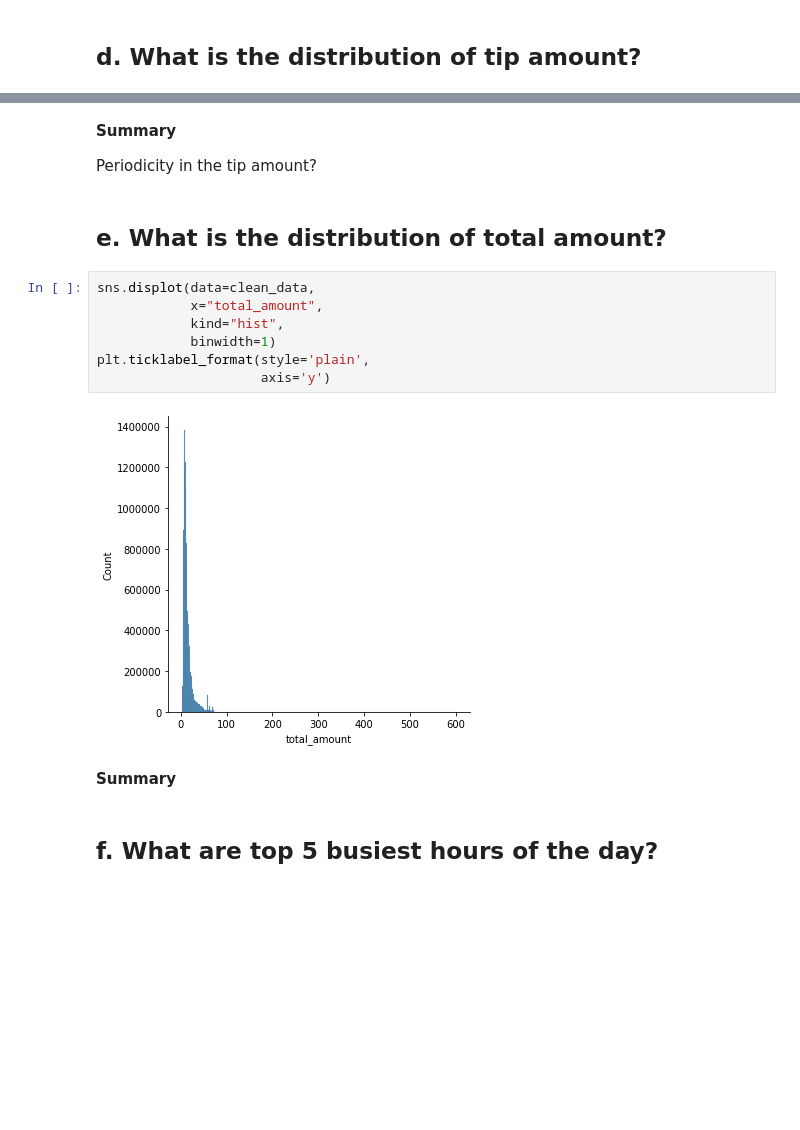
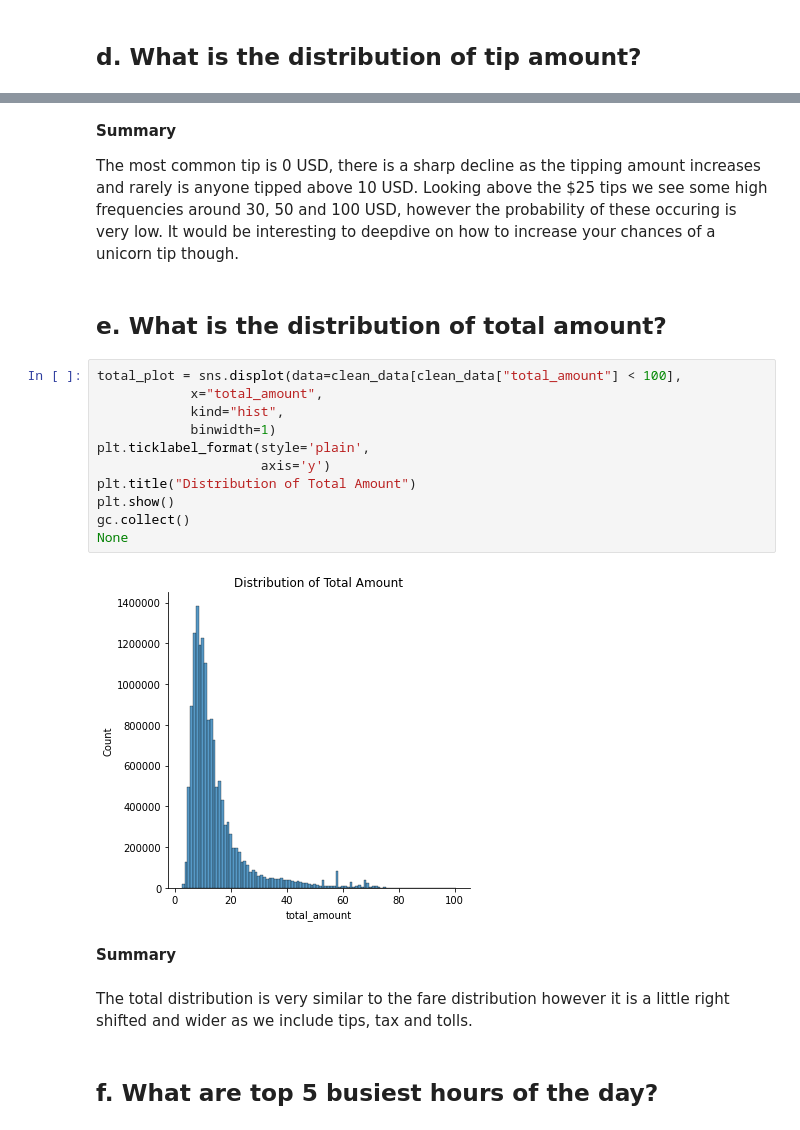
Before and after one commit to jarrydharris/NYC_taxi, a Jupyter notebook: cba_questions.ipynb, the cells around one changed output, grey strips where cells are left out. Saved outputs shown, nothing was run; the diff lists cells and outputs as text; blank space fills up the shorter version.

```diff
--- a/cba_questions.ipynb
+++ b/cba_questions.ipynb
@@ -131,20 +119,26 @@ plt.ticklabel_format(style='plain',
 # %% [markdown]
 **Summary**
 
-Periodicity in the tip amount?
+The most common tip is 0 USD, there is a sharp decline as the tipping amount increases and rarely is anyone tipped above 10 USD. Looking above the $25 tips we see some high frequencies around 30, 50 and 100 USD, however the probability of these occuring is very low. It would be interesting to deepdive on how to increase your chances of a unicorn tip though.
 # %% [markdown]
 ## e. What is the distribution of total amount?
 # %%
-sns.displot(data=clean_data,
+total_plot = sns.displot(data=clean_data[clean_data["total_amount"] < 100],
             x="total_amount",
             kind="hist",
             binwidth=1)
 plt.ticklabel_format(style='plain',
                      axis='y')
+plt.title("Distribution of Total Amount")
+plt.show()
+gc.collect()
+None
 # %% [output]
-[figure, old version]
+[figure, new version]
 # %% [markdown]
 **Summary**
+# %% [markdown]
+The total distribution is very similar to the fare distribution however it is a little right shifted and wider as we include tips, tax and tolls.
 # %% [markdown]
 ## f. What are top 5 busiest hours of the day?
 # %%
```
Also changed, not shown: parts of 76 cells of this notebook, 1 other file.
